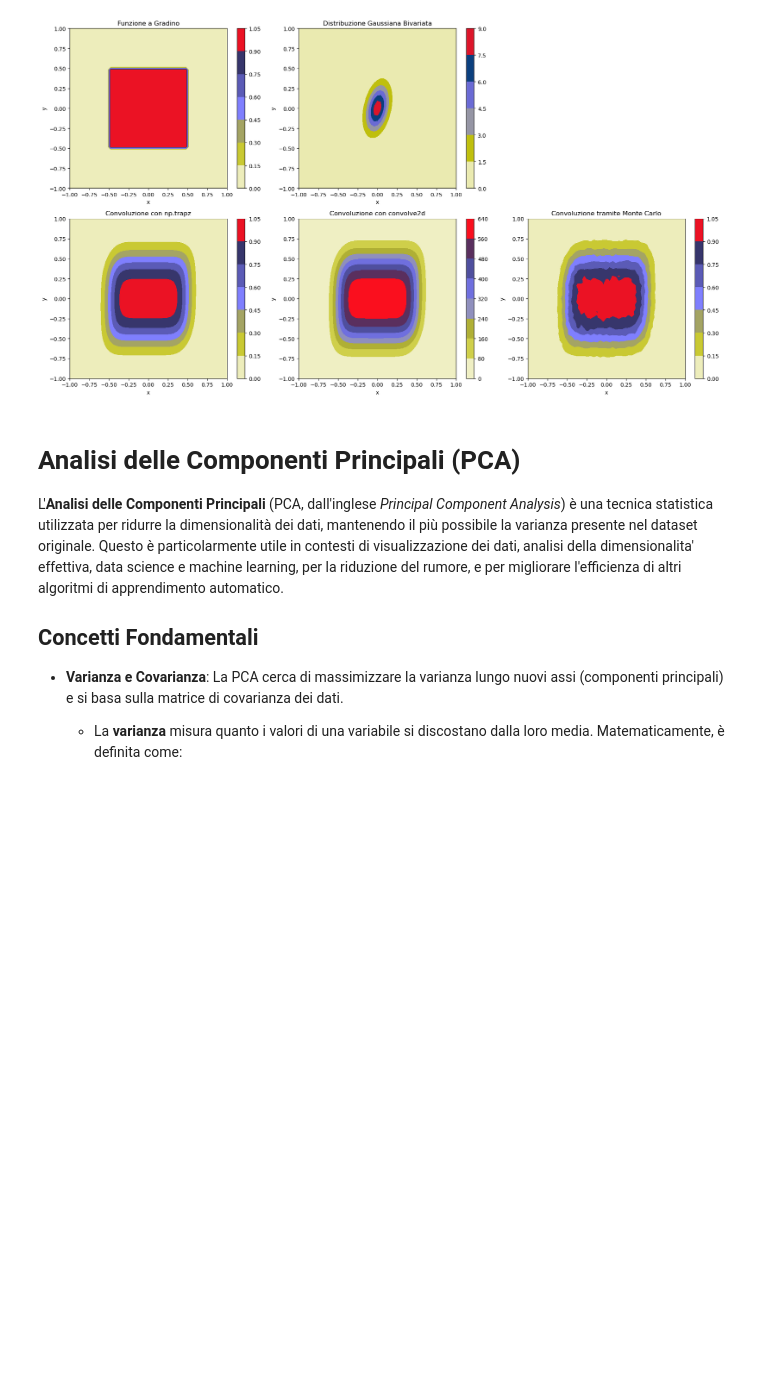
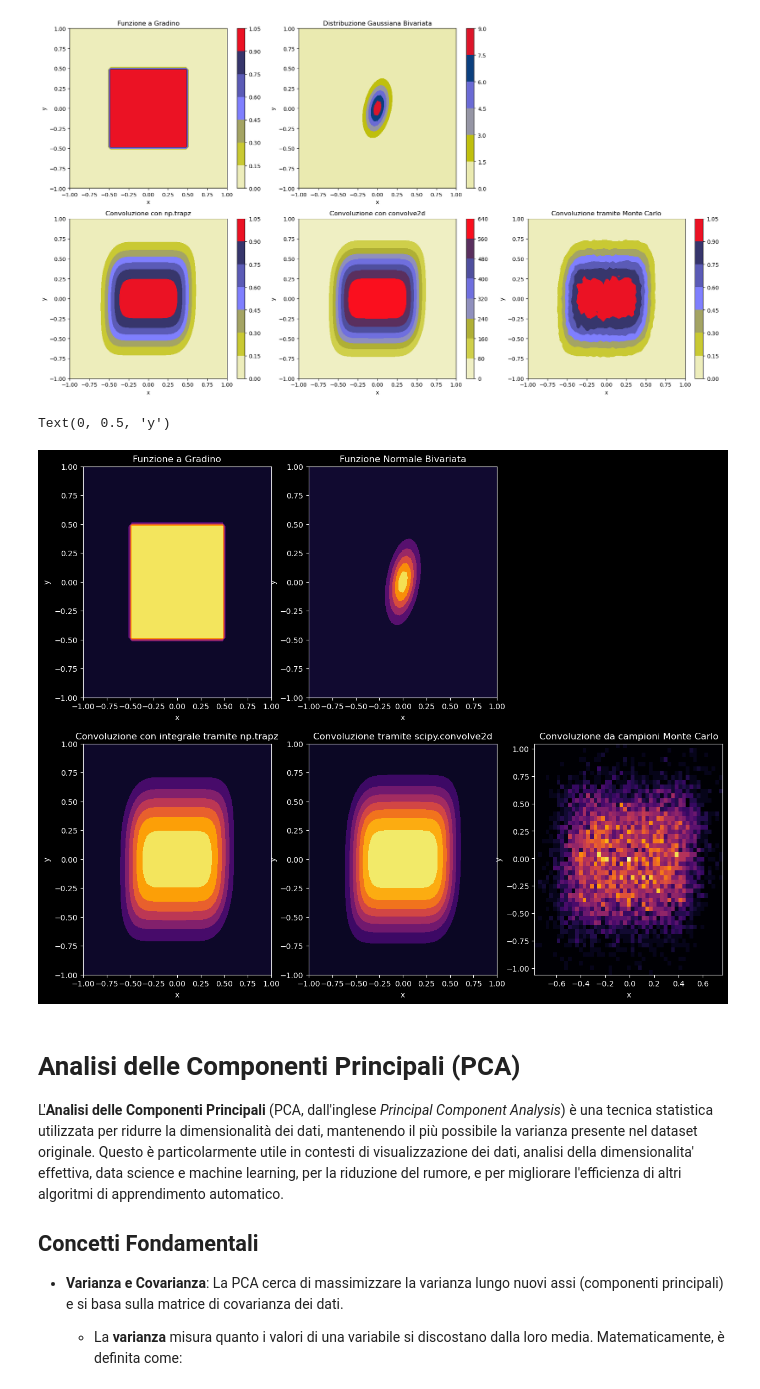
Before and after one commit to LucaFTP/Sidereo_Ex, a Jupyter notebook: Random_Numbers.ipynb, the cells around one changed output. Drawn from its saved outputs; the diff is of its cells as text; code cells hidden in the pictures; blank space fills up the shorter version.

Commit message:
Exercise on different ways to convolve

```diff
--- a/Random_Numbers.ipynb
+++ b/Random_Numbers.ipynb
@@ -1146,3 +1182,42 @@ plt.show()
+# %%
+## Visualizing the results
+fig, ax = plt.subplots(2, 3, figsize=(15, 12))
+
+# Step function
+ax[0, 0].contourf(x, y, step_function, cmap='inferno')
+ax[0, 0].set_title("Funzione a Gradino")
+ax[0, 0].set_xlabel("x")
+ax[0, 0].set_ylabel("y")
+
+# Bivariate Gaussian
+ax[0, 1].contourf(x, y, biv_gauss, cmap='inferno')
+ax[0, 1].set_title("Funzione Normale Bivariata")
+ax[0, 1].set_xlabel("x")
+ax[0, 1].set_ylabel("y")
+
+# Not plotting the axis of the empty subfigure
+ax[0, 2].axis('off')
+
+# Convolution via np.trapz
+ax[1, 0].contourf(x, y, conv_np, cmap='inferno')
+ax[1, 0].set_title("Convoluzione con integrale tramite np.trapz")
+ax[1, 0].set_xlabel("x")
+ax[1, 0].set_ylabel("y")
+
+# Convolution via scipy.convolve2d
+ax[1, 1].contourf(x, y, conv_scipy, cmap='inferno')
+ax[1, 1].set_title("Convoluzione tramite scipy.convolve2d")
+ax[1, 1].set_xlabel("x")
+ax[1, 1].set_ylabel("y")
+
+# Convolution from Monte Carlo generated samples
+ax[1, 2].hist2d(convolved_mc[:,0], convolved_mc[:,1], bins=51, density=True, cmap='inferno')
+ax[1, 2].set_title("Convoluzione da campioni Monte Carlo")
+ax[1, 2].set_xlabel("x")
+ax[1, 2].set_ylabel("y")
+# %% [output]
+Text(0, 0.5, 'y')
+[figure, added]
 # %% [markdown]
 # Analisi delle Componenti Principali (PCA)
 
```
Also changed, not shown: parts of 2 cells of this notebook.
